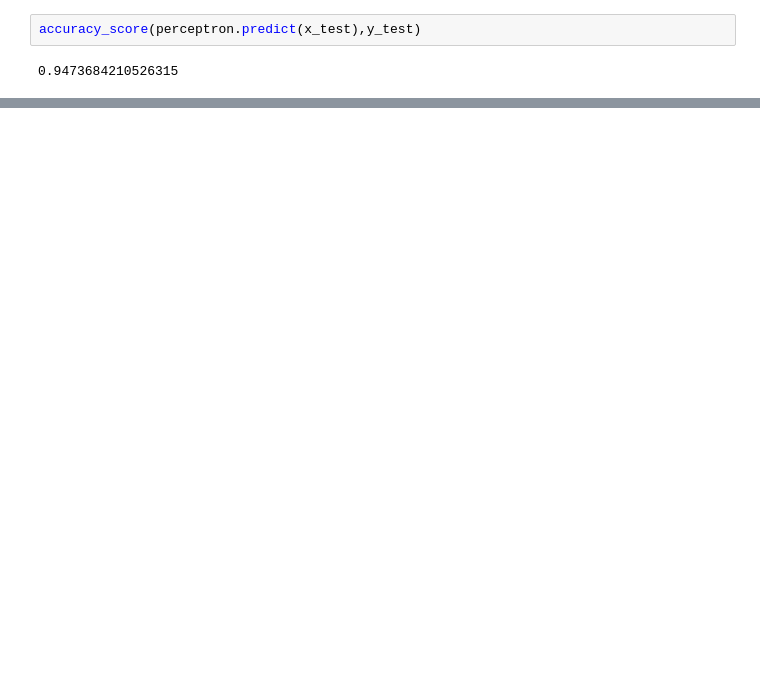
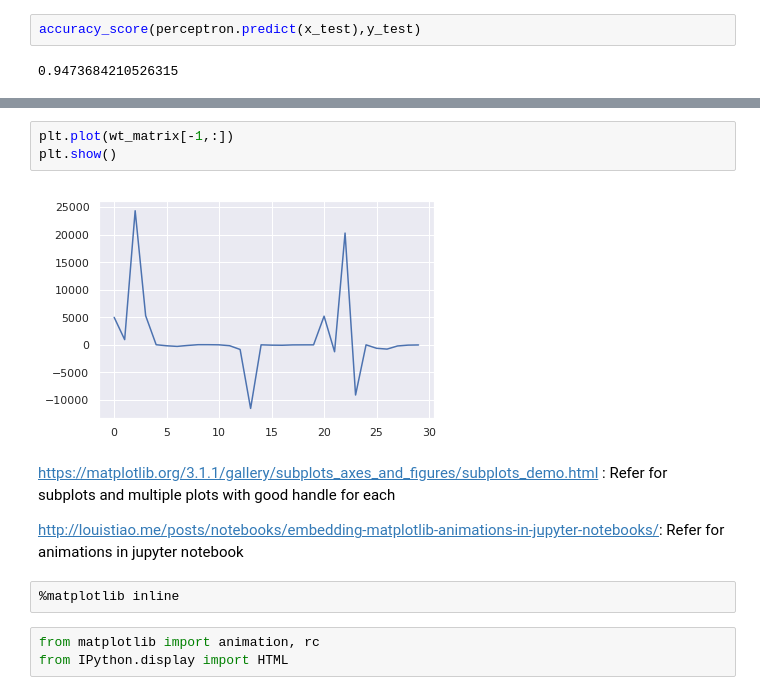
Before and after one commit to championballer/one-fourth-labs-deep-learning, a Jupyter notebook: Lecture 7 - MCP and Perceptron Code/0922_MPNeuronAndPerceptron.ipynb, the cells around one changed output, grey strips where cells are left out. Drawn from its saved outputs; the diff is of its cells as text; blank space fills up the shorter version.

Commit message:
Added notebook with weight animation code

```diff
--- a/Lecture 7 - MCP and Perceptron Code/0922_MPNeuronAndPerceptron.ipynb
+++ b/Lecture 7 - MCP and Perceptron Code/0922_MPNeuronAndPerceptron.ipynb
@@ -405,0 +409,14 @@ plt.show()
+# %%
+plt.plot(wt_matrix[-1,:])
+plt.show()
+# %% [output]
+[figure, added]
+# %% [markdown]
+https://matplotlib.org/3.1.1/gallery/subplots_axes_and_figures/subplots_demo.html : Refer for subplots and multiple plots with good handle for each
+
+http://louistiao.me/posts/notebooks/embedding-matplotlib-animations-in-jupyter-notebooks/: Refer for animations in jupyter notebook
+# %%
+%matplotlib inline
+# %%
+from matplotlib import animation, rc
+from IPython.display import HTML
```
Also changed, not shown: parts of 9 cells of this notebook.
